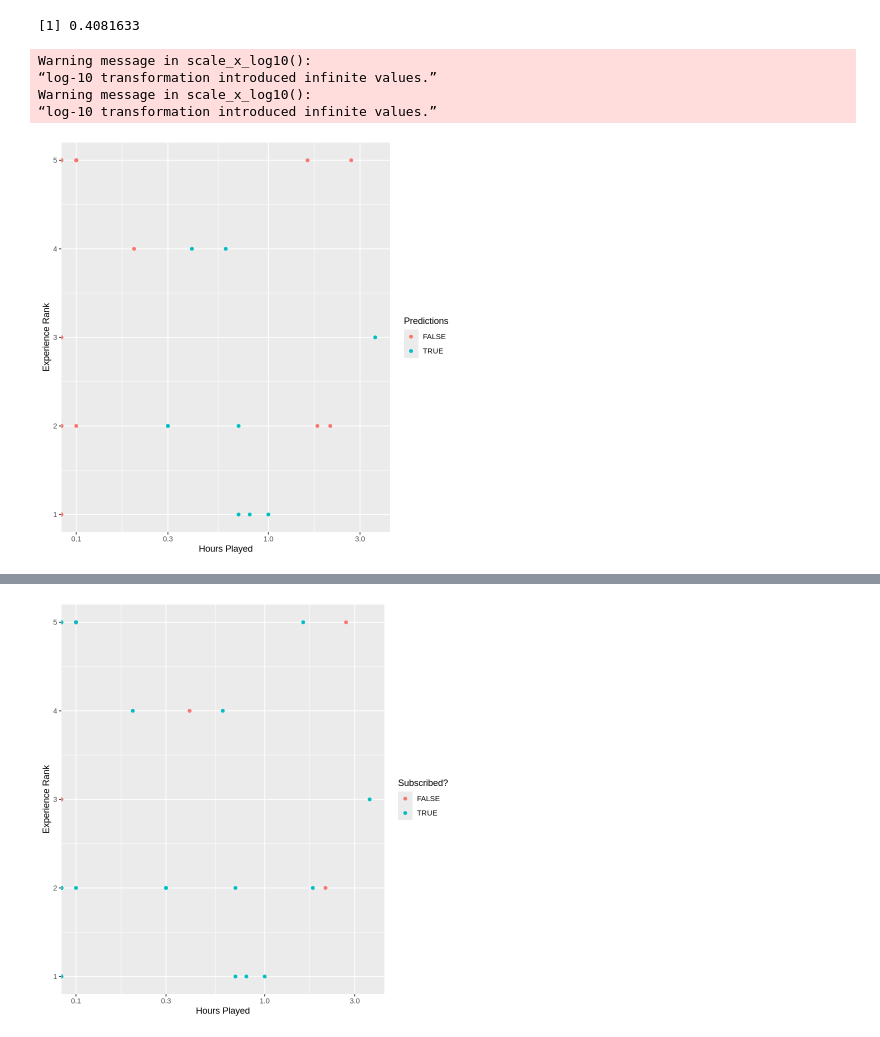
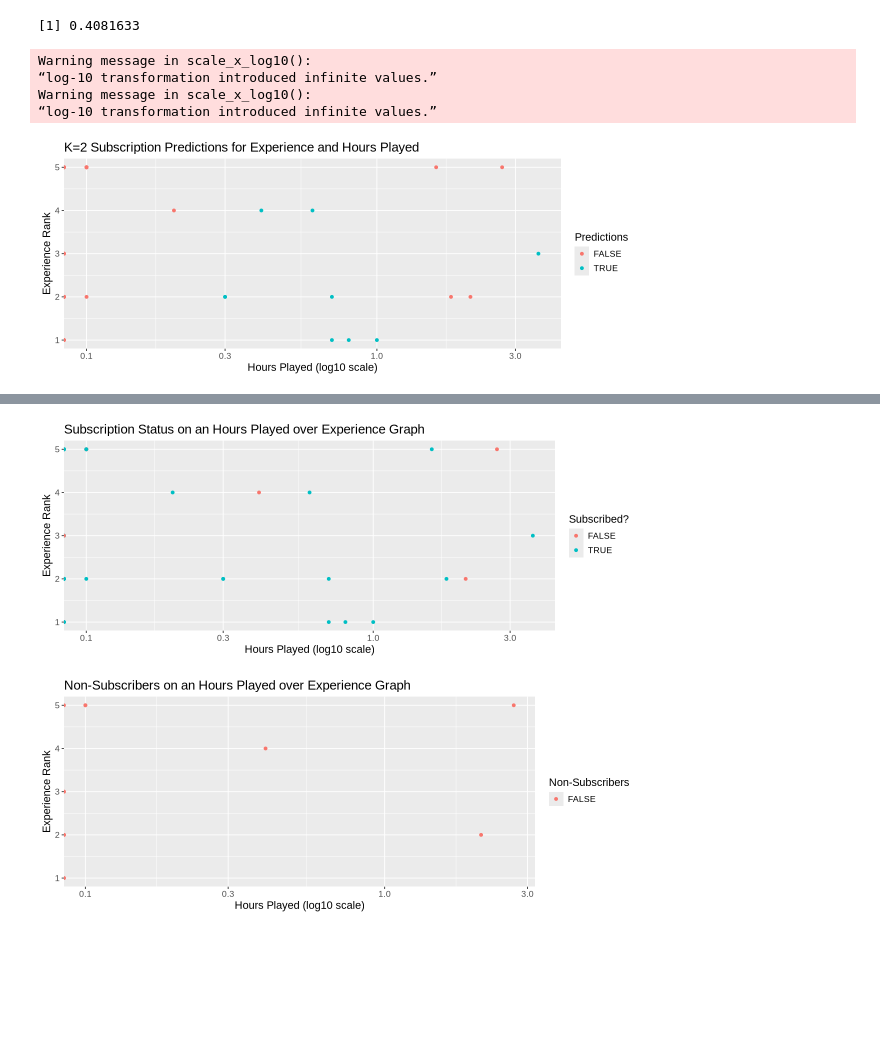
Before and after one commit to CharlieGatley67/group_project, a Jupyter notebook: group_project_2.0.ipynb, the cells around one changed output, grey strips where cells are left out. Cells and saved outputs as stored; diff of their text form; code cells hidden in the pictures; blank space fills up the shorter version.

```diff
--- a/group_project_2.0.ipynb
+++ b/group_project_2.0.ipynb
@@ -326,23 +326,35 @@ Prediction FALSE TRUE
 [1] 0.4081633
 # %%
 set.seed(12)
+options(repr.plot.width = 10, repr.plot.height = 4)
 # Visualization
 k_2_preds <- predictions_2 |>
     ggplot(aes(x = played_hours, y = experience, color = .pred_class)) +
     geom_point() +
-    labs(x = "Hours Played", y = "Experience Rank", color = "Predictions") +
-    scale_x_log10()
+    labs(x = "Hours Played (log10 scale)", y = "Experience Rank", color = "Predictions", title = "K=2 Subscription Predictions for Experience and Hours Played") +
+    scale_x_log10() +
+    theme(text = element_text(size = 13))
 k_2_preds
 
-k_2_real <- predictions_2 |>
+k_2_real <- players_testing |>
     ggplot(aes(x = played_hours, y = experience, color = subscribe)) +
     geom_point() +
-    labs(x = "Hours Played", y = "Experience Rank", color = "Subscribed?") +
-    scale_x_log10()
+    labs(x = "Hours Played (log10 scale)", y = "Experience Rank", color = "Subscribed?", title = "Subscription Status on an Hours Played over Experience Graph") +
+    scale_x_log10() +
+    theme(text = element_text(size = 13))
 k_2_real
+
+k_falses_plotted <- players_testing |>
+    filter(subscribe == "FALSE") |>
+    ggplot(aes(x = played_hours, y = experience, color = subscribe)) +
+    geom_point() +
+    labs(x = "Hours Played (log10 scale)", y = "Experience Rank", color = "Non-Subscribers", title = "Non-Subscribers on an Hours Played over Experience Graph") +
+    scale_x_log10() +
+    theme(text = element_text(size = 13))
+k_falses_plotted
 # %% [output]
 Warning message in scale_x_log10():
 “log-10 transformation introduced infinite values.”
 Warning message in scale_x_log10():
 “log-10 transformation introduced infinite values.”
-[figure, old version]
+[figure, new version]
@@ -349 +363,2 @@ Warning message in scale_x_log10():
-[figure, old version]
+[figure, new version]
+[figure, added]
```
Also changed, not shown: parts of 3 cells of this notebook.
